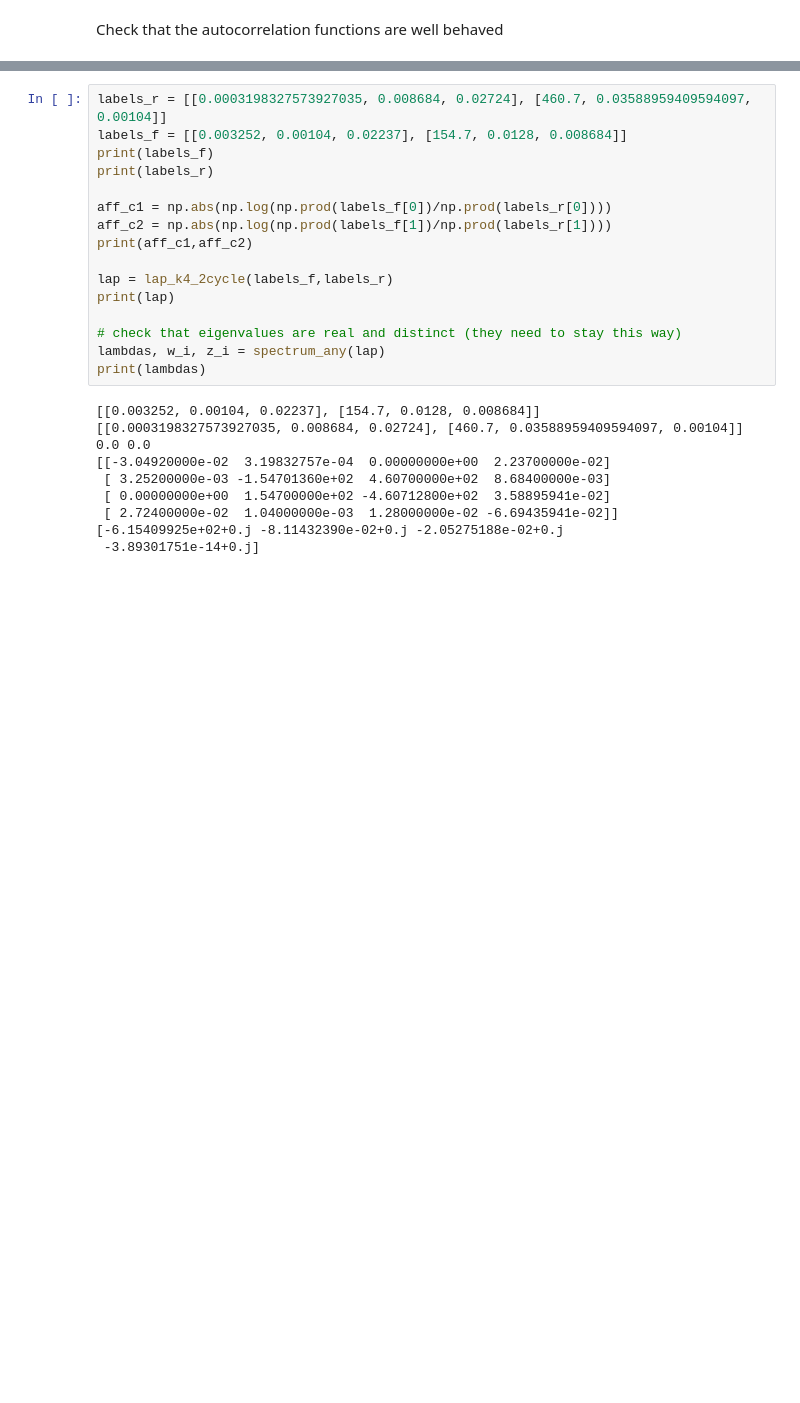
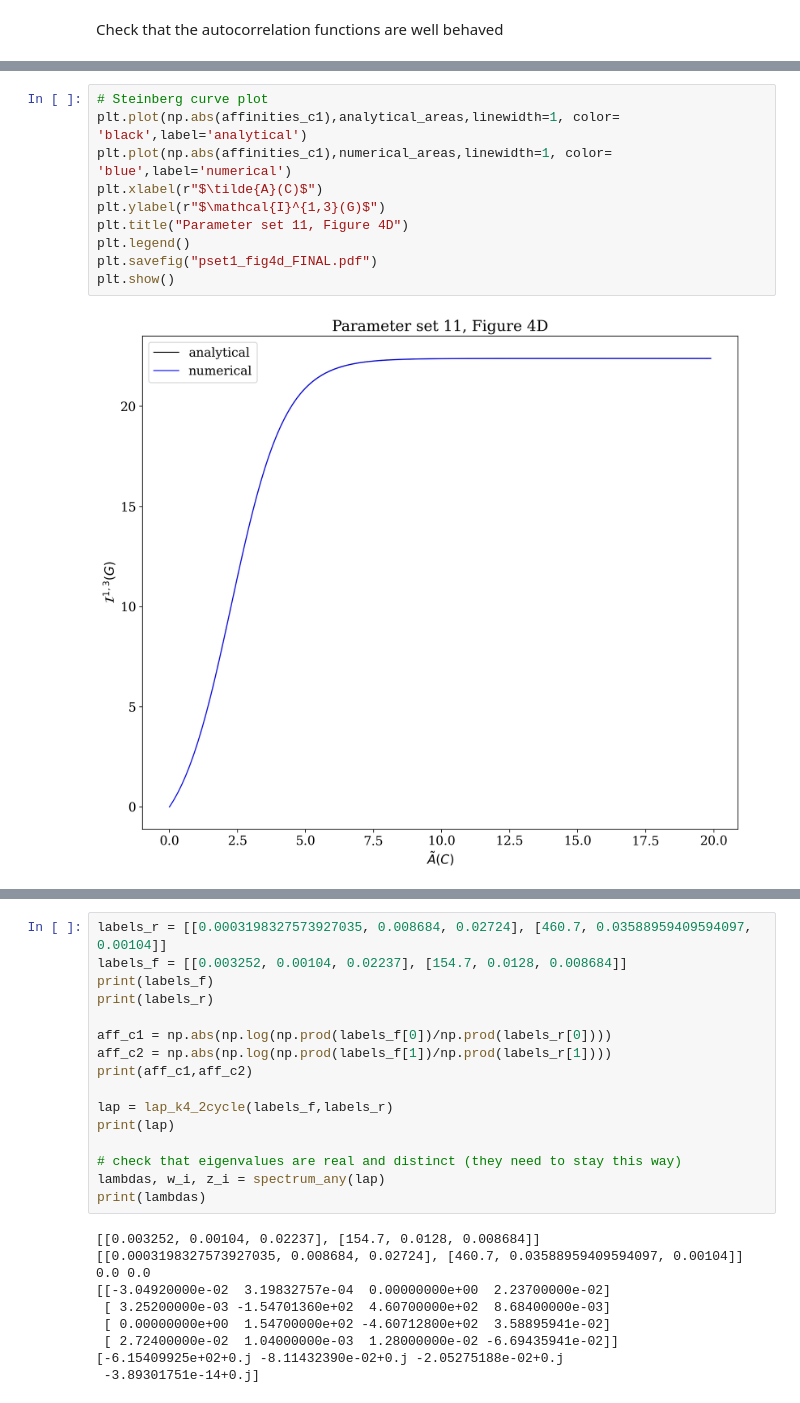
Before and after one commit to sjhaque14/steinberg-signature, a Jupyter notebook: k4'_analytical.ipynb, the cells around one changed output, grey strips where cells are left out. Drawn from its saved outputs; the diff is of its cells as text; blank space fills up the shorter version.

Commit message:
running new data for Figure 4

```diff
--- a/k4'_analytical.ipynb
+++ b/k4'_analytical.ipynb
@@ -215,0 +529,12 @@ print(lambdas)
+# %%
+# Steinberg curve plot
+plt.plot(np.abs(affinities_c1),analytical_areas,linewidth=1, color= 'black',label='analytical')
+plt.plot(np.abs(affinities_c1),numerical_areas,linewidth=1, color= 'blue',label='numerical')
+plt.xlabel(r"$\tilde{A}(C)$")
+plt.ylabel(r"$\mathcal{I}^{1,3}(G)$")
+plt.title("Parameter set 11, Figure 4D")
+plt.legend()
+plt.savefig("pset1_fig4d_FINAL.pdf")
+plt.show()
+# %% [output]
+[figure, added]
```
Also changed, not shown: parts of 51 cells of this notebook, 3 other files.
